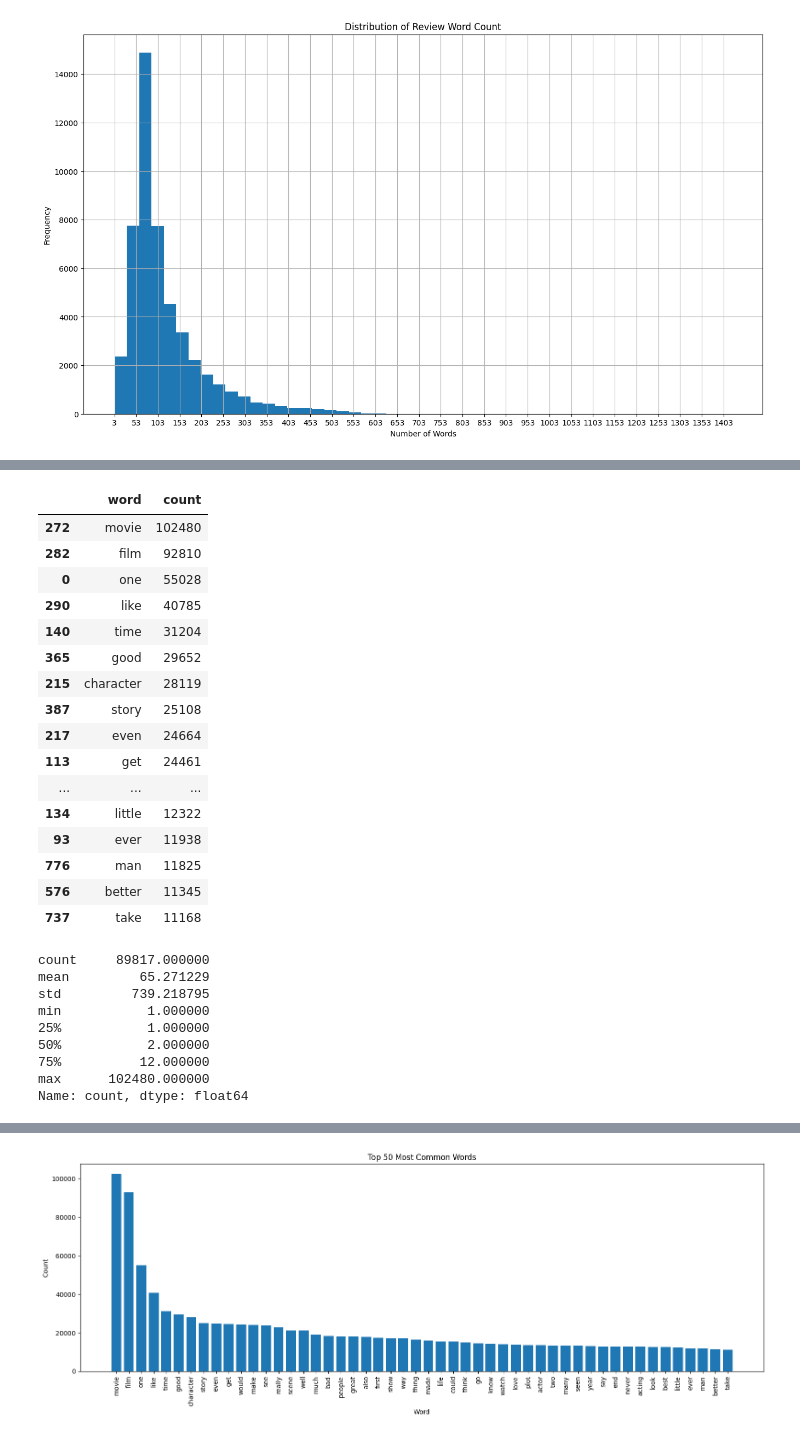
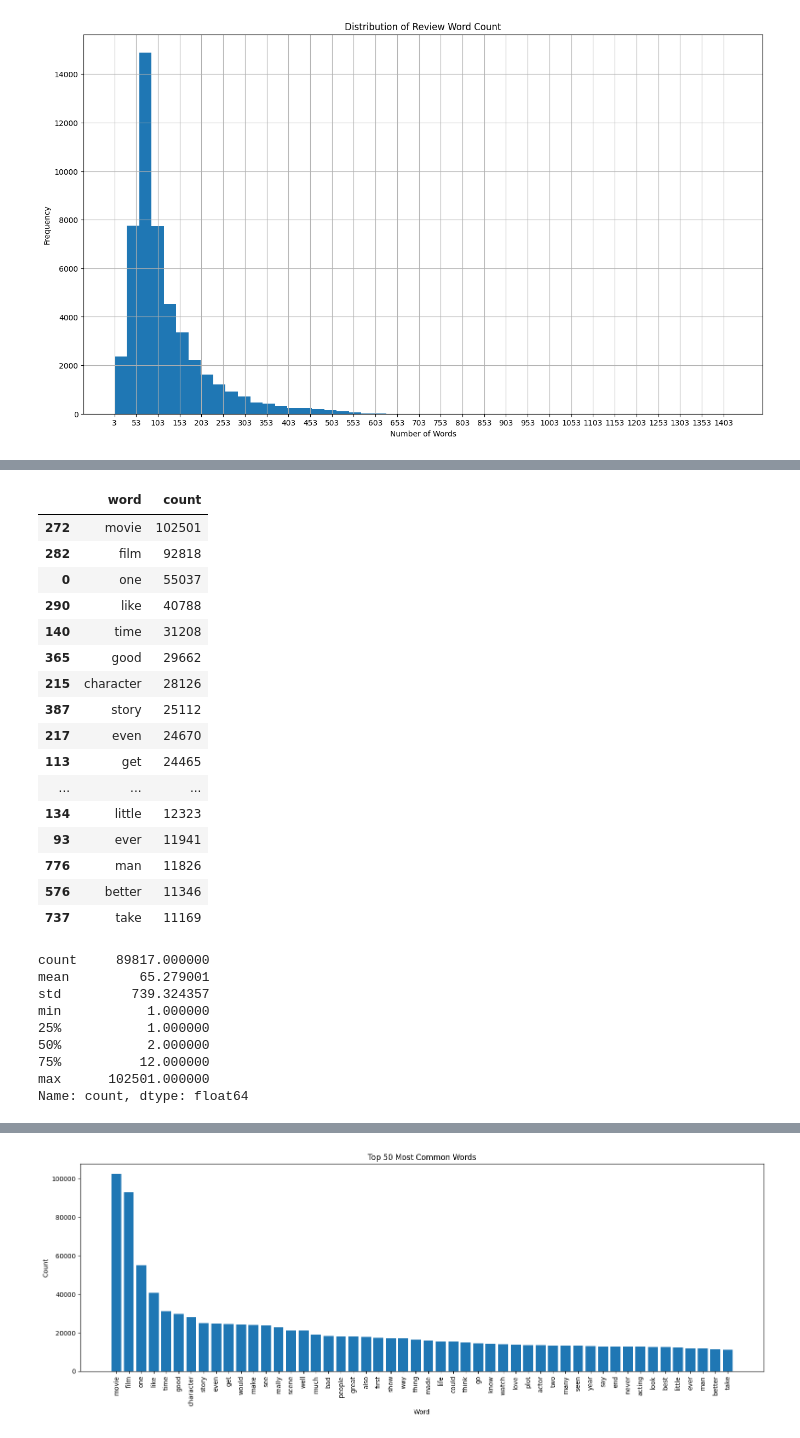
Before and after one commit to Ibi1999/review-sentiment-analysis, a Jupyter notebook: notebooks/movie_review.ipynb, the cells around one changed output, grey strips where cells are left out. Cells and saved outputs as stored; diff of their text form; code cells hidden in the pictures.

```diff
--- a/notebooks/movie_review.ipynb
+++ b/notebooks/movie_review.ipynb
@@ -309,43 +311,43 @@ review_length_distribution
 601 rows × 2 columns
 # %%
 # Combine all reviews into one string, split into words
-all_words = ' '.join(cleaned_data['review']).split()
+all_words = ' '.join(cleaned_data['cleaned_review']).split()
 
 # Count frequency of each word
 word_counts = Counter(all_words)
 
 # Convert to DataFrame for easy viewing
 word_counts_df = pd.DataFrame(word_counts.items(), columns=['word', 'count']).sort_values(by='count', ascending=False)
 word_counts_df.head(50) # Show top 20 most common words
 # %% [output]
 |  | word | count |
-| 272 | movie | 102480 |
-| 282 | film | 92810 |
-| 0 | one | 55028 |
-| 290 | like | 40785 |
-| 140 | time | 31204 |
-| 365 | good | 29652 |
-| 215 | character | 28119 |
-| 387 | story | 25108 |
-| 217 | even | 24664 |
-| 113 | get | 24461 |
+| 272 | movie | 102501 |
+| 282 | film | 92818 |
+| 0 | one | 55037 |
+| 290 | like | 40788 |
+| 140 | time | 31208 |
+| 365 | good | 29662 |
+| 215 | character | 28126 |
+| 387 | story | 25112 |
+| 217 | even | 24670 |
+| 113 | get | 24465 |
 | ... | ... | ... |
-| 134 | little | 12322 |
-| 93 | ever | 11938 |
-| 776 | man | 11825 |
-| 576 | better | 11345 |
-| 737 | take | 11168 |
+| 134 | little | 12323 |
+| 93 | ever | 11941 |
+| 776 | man | 11826 |
+| 576 | better | 11346 |
+| 737 | take | 11169 |
 # %%
 word_counts_df['count'].describe()
 # %% [output]
 count     89817.000000
-mean         65.271229
-std         739.218795
+mean         65.279001
+std         739.324357
 min           1.000000
 25%           1.000000
 50%           2.000000
 75%          12.000000
-max      102480.000000
+max      102501.000000
 Name: count, dtype: float64
 # %%
 word_count_distribution = (
```
Also changed, not shown: parts of 17 cells of this notebook, 3 other files.
